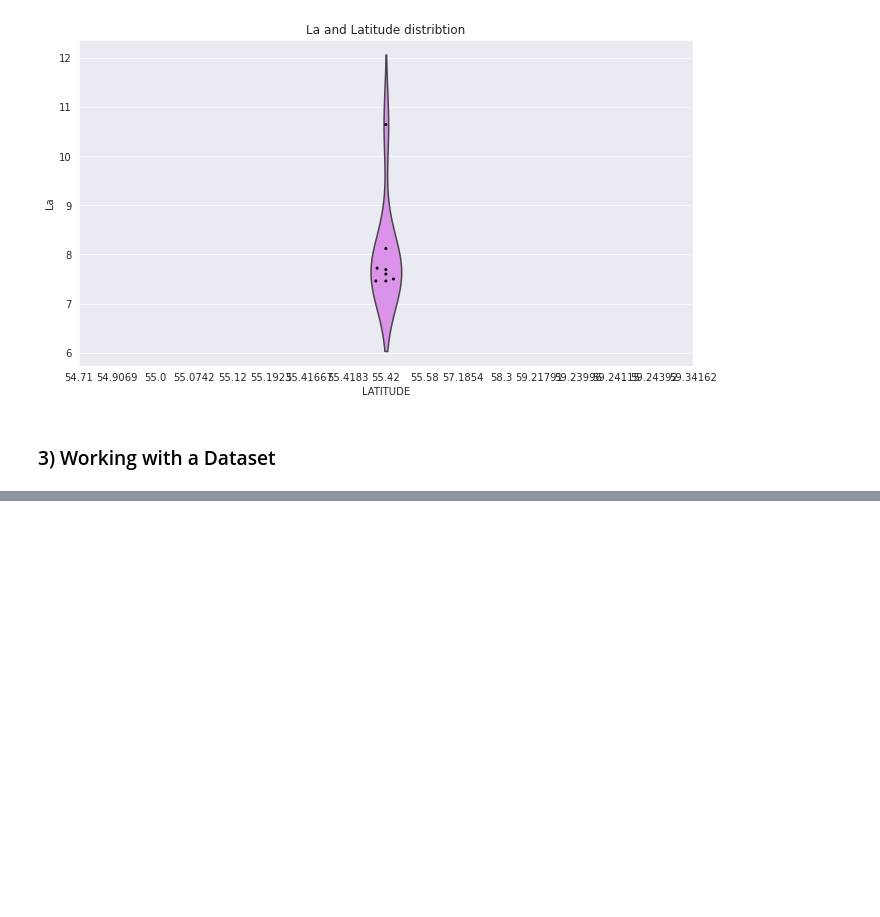
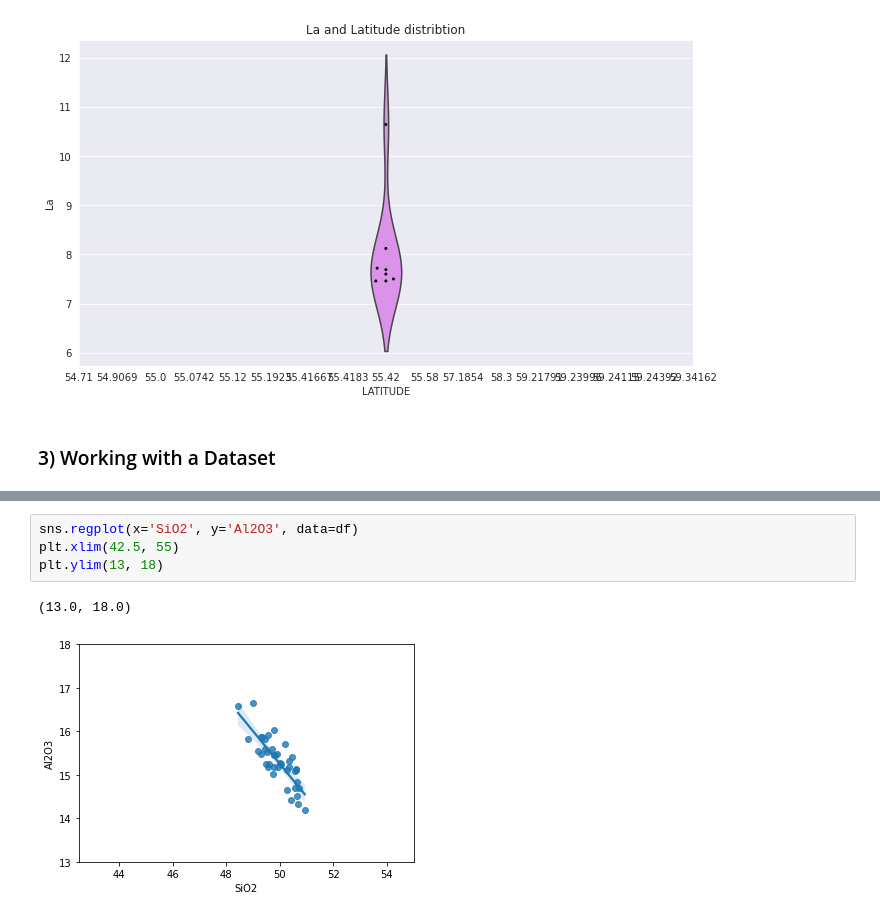
Before and after one commit to CCNY-Earthchem-Projects/geochem-ds, a Jupyter notebook: notebooks/Notebook 3/3. Seaborn Deep Dive.ipynb, the cells around one changed output, grey strips where cells are left out. Cells and saved outputs as stored; diff of their text form; blank space fills up the shorter version.

```diff
--- a/notebooks/Notebook 3/3. Seaborn Deep Dive.ipynb
+++ b/notebooks/Notebook 3/3. Seaborn Deep Dive.ipynb
@@ -141,0 +248,7 @@ Text(0.5, 1.0, 'La and Latitude distribtion')
+# %%
+sns.regplot(x='SiO2', y='Al2O3', data=df)
+plt.xlim(42.5, 55)
+plt.ylim(13, 18)
+# %% [output]
+(13.0, 18.0)
+[figure, added]
```
Also changed, not shown: parts of 10 cells of this notebook, 2 other files.
